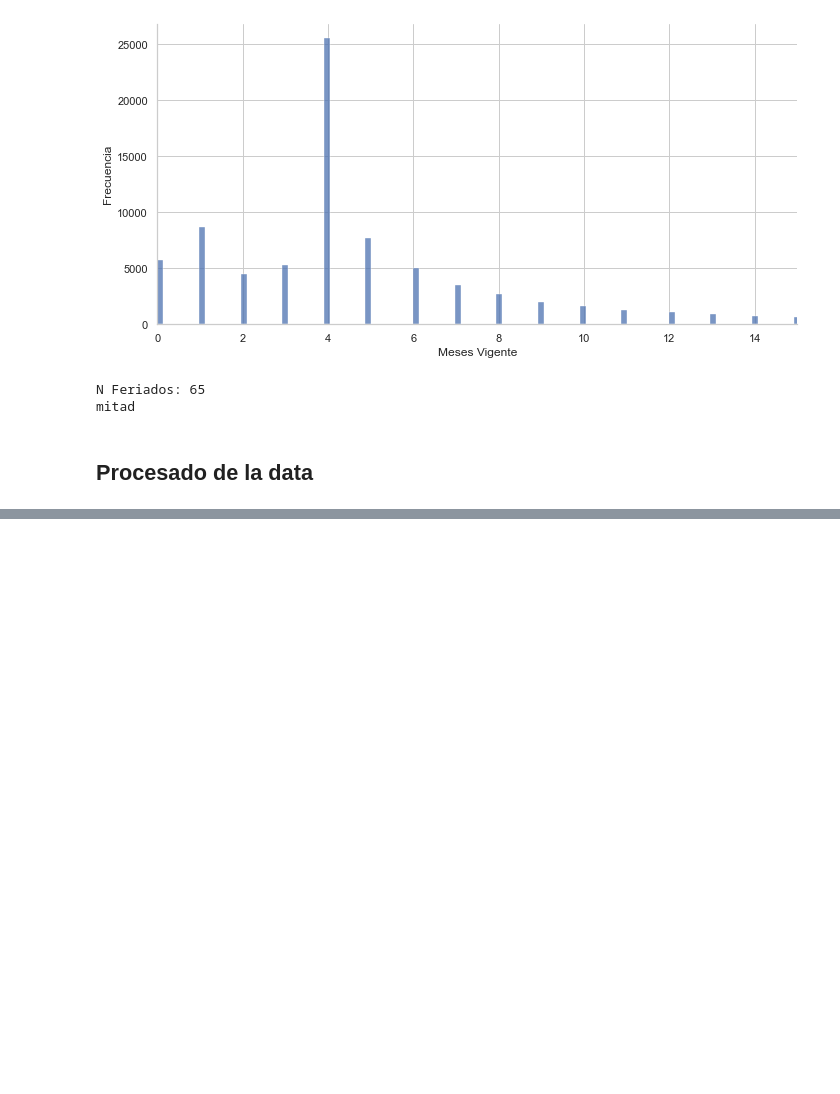
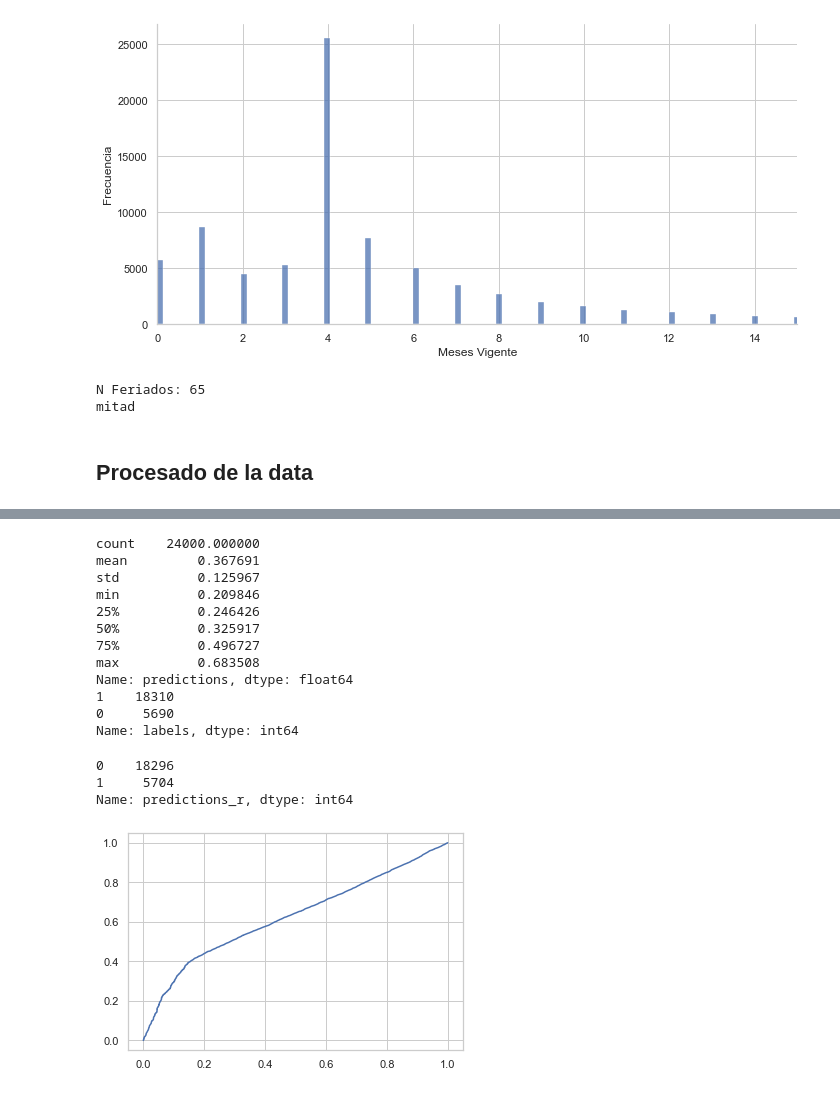
Before and after one commit to loaspra/caso-practico-11-jan, a Jupyter notebook: solution.ipynb, the cells around one changed output, grey strips where cells are left out. Saved outputs shown, nothing was run; the diff lists cells and outputs as text; code cells hidden in the pictures; blank space fills up the shorter version.

```diff
--- a/solution.ipynb
+++ b/solution.ipynb
@@ -151,7 +154,7 @@ mitad
 ## Procesado de la data
 # %%
 
-def process(df_: pd.DataFrame, holidays: list, input_cols = ['NUM_CERTIFICADO', 'COD_CLIENTE', 'FECHA_CANCELACION', 'FECHA_INICIO']):
+def process(df_: pd.DataFrame, holidays: list, input_cols = ['NUM_CERTIFICADO', 'COD_CLIENTE', 'FECHA_CANCELACION', 'FECHA_INICIO', 'FLAG_CANCELADO', 'DIAS_VIGENTE', 'MESES_VIGENTE']):
 
     df = df_.copy()
     # Convertir la fecha a datetime
@@ -177,16 +180,15 @@ def process(df_: pd.DataFrame, holidays: list, input_cols = ['NUM_CERTIFICADO',
     maximo = df['INICIO_ENCODED'].max()
     df['INICIO_ENCODED'] = df['INICIO_ENCODED'].apply(lambda x: (x - minimo) / (maximo - minimo))
     df['INICIO_ENCODED'] = df['INICIO_ENCODED'].apply(lambda x: np.sin(x * 2 * np.pi))
-    df.sort_values(by='FECHA_INICIO', inplace=True)
     print("Incio codificado")
     # Crear una columna con el numero de dias que ha estado vigente el seguro
-    df['DIAS_VIGENTE'] = df.apply(lambda x: x.FECHA_CANCELACION - df.FECHA_INICIO if df.FLAG_CANCELADO == 1 else -1)
+    df['DIAS_VIGENTE'] = df.apply(lambda x: (x.FECHA_CANCELACION - x.FECHA_INICIO).days if x.FLAG_CANCELADO == 1 else -1, axis = 1)
 
     # Crear una columna con el numero de meses que ha estado vigente el seguro
     df['MESES_VIGENTE'] = round(df['DIAS_VIGENTE'] / 30.5)
     print("labeling samples...")
     df['LABEL'] = df.MESES_VIGENTE.apply(lambda x: 1 if x <= 4 else 0)
-
+    df.sort_values(by='FECHA_INICIO', inplace=True)
     # Drop unnecesary cols para prevenir data leakage
     df.drop(columns=input_cols, inplace=True)
 
@@ -201,11 +207,11 @@ pro_df = process(dataset, holidays=holidays)
 # %%
 # split the dataset into train and test
-train_df, test_df = train_test_split(pro_df, shuffle = False, test_size = 0.2)
+train_df, test_df = train_test_split(pro_df, test_size = 0.2)
 
 # split the dataset into train and validation
-train_df, val_df = train_test_split(train_df, shuffle = False, test_size = 0.2)
+train_df, val_df = train_test_split(train_df, test_size = 0.2)
 # %%
 # Fit a logistic regression model with train_df dataset and predict the probability of the test_df dataset
-logreg = LogisticRegression(max_iter=1000)
-logreg.fit(train_df.drop('LABEL', axis = 1), train_df.drop('LABEL', axis = 1).LABEL)
-y_pred = logreg.predict_proba(test_df)[:, 1]
+logreg = LogisticRegression(max_iter=10000)
+logreg.fit(train_df.drop('LABEL', axis = 1), train_df.LABEL, sample_weight = train_df.LABEL.apply(lambda x: 0.1 if x == 1 else 0.6))
+y_pred = logreg.predict_proba(test_df.drop('LABEL', axis = 1))[:, 1]
@@ -229,0 +218,27 @@ fpr, tpr, thresholds = roc_curve(test_df.LABEL, y_pred)
+# %%
+results = pd.DataFrame({'labels': test_df.LABEL, 'predictions': y_pred})
+print(results.predictions.describe())
+results['predictions_r'] = results.predictions.apply(lambda x: 1 if x > 0.5 else 0)
+# Plot the ROC curvE
+fpr, tpr, thresholds = roc_curve(test_df.LABEL, y_pred)
+plt.plot(fpr, tpr)
+
+print(results.labels.value_counts())
+results.predictions_r.value_counts()
+# %% [output]
+count    24000.000000
+mean         0.367691
+std          0.125967
+min          0.209846
+25%          0.246426
+50%          0.325917
+75%          0.496727
+max          0.683508
+Name: predictions, dtype: float64
+1    18310
+0     5690
+Name: labels, dtype: int64
+0    18296
+1     5704
+Name: predictions_r, dtype: int64
+[figure, added]
```
Also changed, not shown: parts of 9 cells of this notebook.
